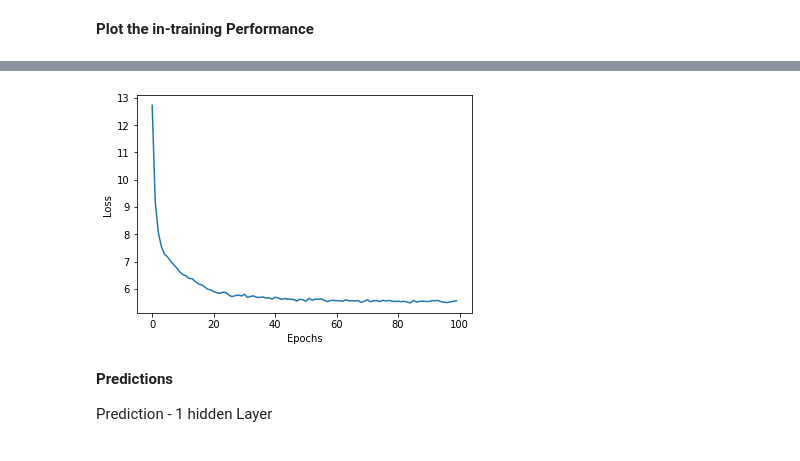
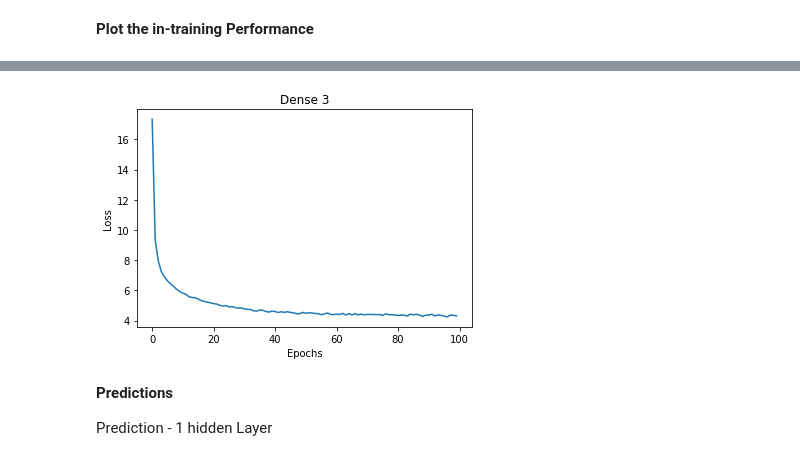
Before and after one commit to Aastha1794/Deep-Learning, a Jupyter notebook: Autoencoder.ipynb, the cells around one changed output, grey strips where cells are left out. Drawn from its saved outputs; the diff is of its cells as text; code cells hidden in the pictures.

```diff
--- a/Autoencoder.ipynb
+++ b/Autoencoder.ipynb
@@ -239,7 +211,7 @@ Downloading data from https://storage.googleapis.com/tensorflow/tf-keras-dataset
 
 Dense Architecture with 1 hidden layer
 # %%
-model1 = Autoencoder1(intermediate_dim=128, original_dim=784)
-opt = tf.keras.optimizers.Adam(learning_rate=1e-2)
+model1 = Autoencoder1(intermediate_dim=256, original_dim=784)
+opt = tf.keras.optimizers.Adam(learning_rate=1e-3)
 train_loop(model1, opt, loss, training_dataset, 100)
 # %% [output]
@@ -263,7 +235,7 @@ Epoch 100/100. Loss: 4.129832744598389
 # %% [markdown]
 Dense Architecture with 2 hidden layers
 # %%
-model2 = Autoencoder2(intermediate_dim=128, original_dim=784)
+model2 = Autoencoder2(intermediate_dim=256, original_dim=784)
 opt = tf.keras.optimizers.Adam(learning_rate=1e-2)
 train_loop(model2, opt, loss, training_dataset, 100)
 # %% [output]
@@ -287,7 +259,7 @@ Epoch 100/100. Loss: 3.7791292667388916
 # %% [markdown]
 Dense Architecture with 3 hidden layers
 # %%
-model3 = Autoencoder3(intermediate_dim=128, original_dim=784)
+model3 = Autoencoder3(intermediate_dim=256, original_dim=784)
 opt = tf.keras.optimizers.Adam(learning_rate=1e-2)
 train_loop(model3, opt, loss, training_dataset, 100)
 # %% [output]
@@ -329,11 +303,12 @@ plt.show()
 # %%
 #2 hidden dense layers
 plt.plot(range(100), model3.loss)
+plt.title( 'Dense 3')
 plt.xlabel('Epochs')
 plt.ylabel('Loss')
 plt.show()
 # %% [output]
-[figure, old version]
+[figure, new version]
 # %% [markdown]
 **Predictions**
 
```
Also changed, not shown: parts of 63 cells of this notebook.
